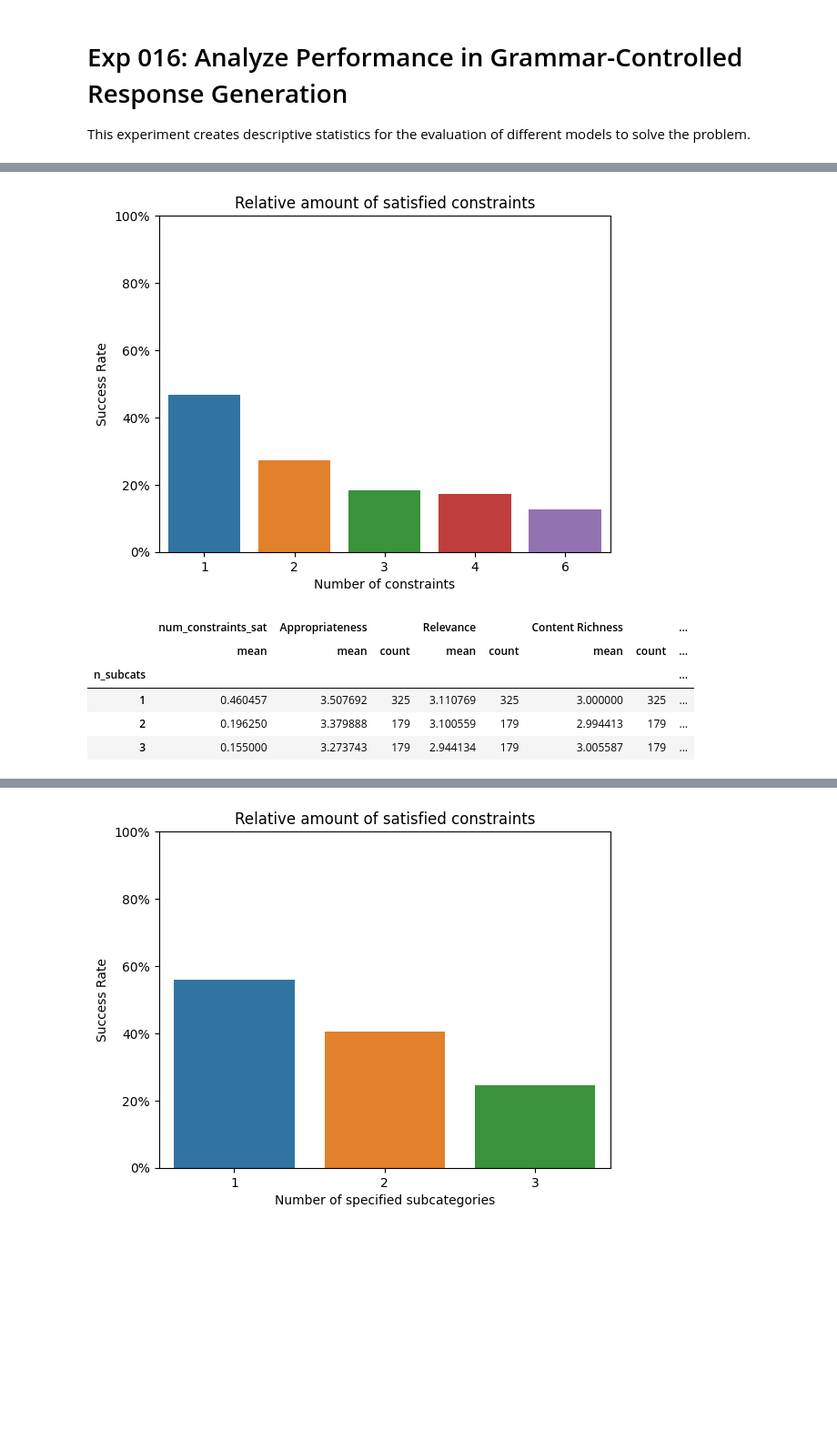
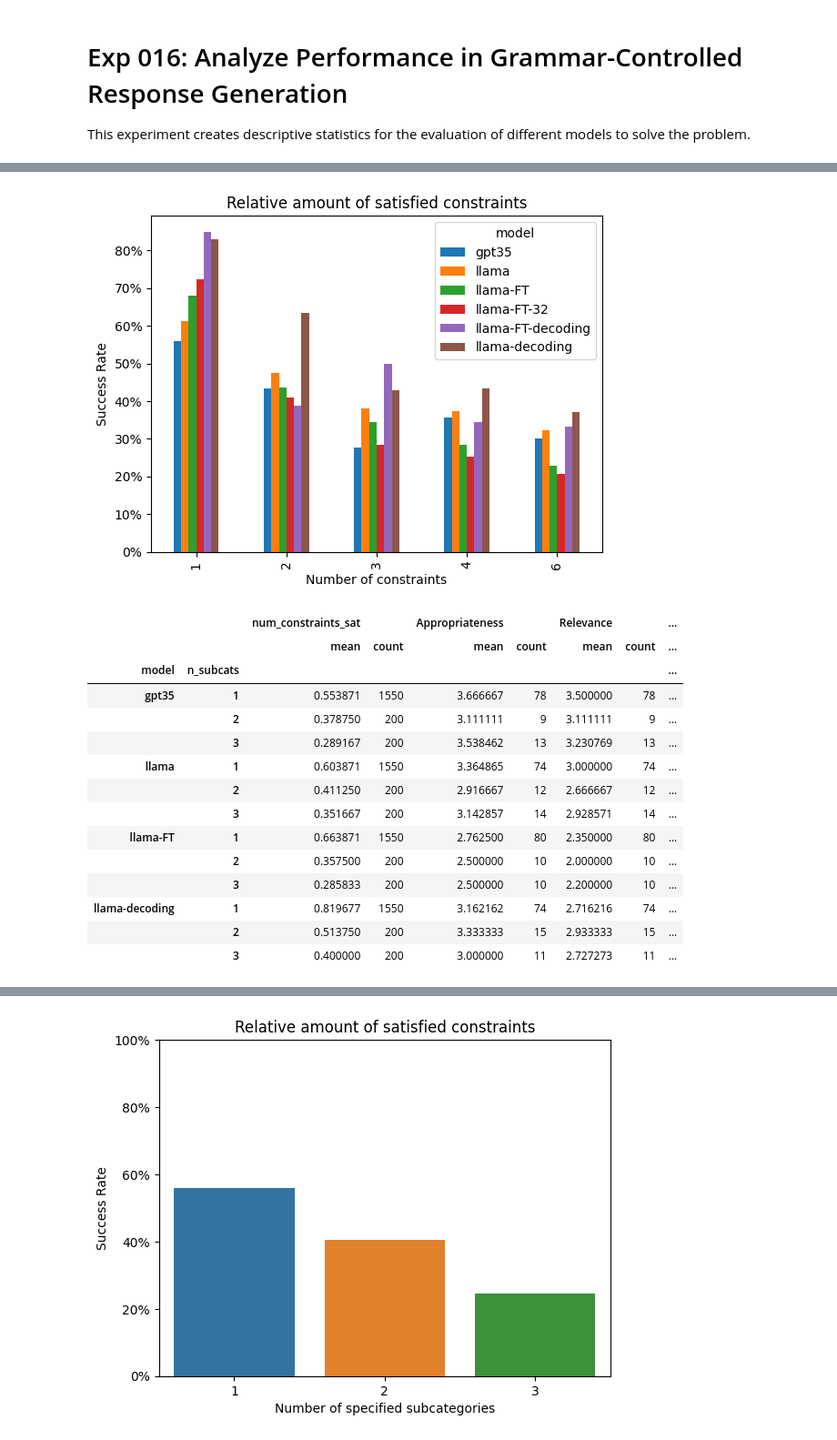
Before and after one commit to shivster2000/grammarctg, a Jupyter notebook: experiments/016_visualize_evaluation.ipynb, the cells around one changed output, grey strips where cells are left out. Shown at 91% size. Saved outputs shown, nothing was run; the diff lists cells and outputs as text; code cells hidden in the pictures; blank space fills up the shorter version.

```diff
--- a/experiments/016_visualize_evaluation.ipynb
+++ b/experiments/016_visualize_evaluation.ipynb
@@ -74,20 +105,28 @@ per_num_constraints
-# %%
-sns.barplot(per_num_constraints, x=per_num_constraints.index, y=per_num_constraints['num_constraints_sat']['mean'])
-plt.ylim(0.0,1.0)
-plt.gca().set_yticklabels([f'{x:.0%}' for x in plt.gca().get_yticks()])
-plt.ylabel("Success Rate")
-plt.xlabel("Number of constraints")
-plt.title("Relative amount of satisfied constraints")
-plt.show()
-# %% [output]
-[figure, removed]
-# %%
-get_aggs(results, ["n_subcats"])
-# %% [output]
-|  | num_constraints_sat | Appropriateness |  | Relevance |  | Content Richness |  | ... |
-|  | mean | mean | count | mean | count | mean | count | ... |
-| n_subcats |  |  |  |  |  |  |  | ... |
-| 1 | 0.460457 | 3.507692 | 325 | 3.110769 | 325 | 3.000000 | 325 | ... |
-| 2 | 0.196250 | 3.379888 | 179 | 3.100559 | 179 | 2.994413 | 179 | ... |
-| 3 | 0.155000 | 3.273743 | 179 | 2.944134 | 179 | 3.005587 | 179 | ... |
+# %%
+get_aggs(res).unstack(level=0)['num_constraints_sat']['mean'].plot(kind='bar')
+plt.gca().yaxis.set_major_formatter(PercentFormatter(1))
+plt.ylabel("Success Rate")
+plt.xlabel("Number of constraints")
+plt.title("Relative amount of satisfied constraints")
+plt.show()
+# %% [output]
+[figure, added]
+# %%
+get_aggs(res, ["model", "n_subcats"])
+# %% [output]
+|  |  | num_constraints_sat |  | Appropriateness |  | Relevance |  | ... |
+|  |  | mean | count | mean | count | mean | count | ... |
+| model | n_subcats |  |  |  |  |  |  | ... |
+| gpt35 | 1 | 0.553871 | 1550 | 3.666667 | 78 | 3.500000 | 78 | ... |
+|  | 2 | 0.378750 | 200 | 3.111111 | 9 | 3.111111 | 9 | ... |
+|  | 3 | 0.289167 | 200 | 3.538462 | 13 | 3.230769 | 13 | ... |
+| llama | 1 | 0.603871 | 1550 | 3.364865 | 74 | 3.000000 | 74 | ... |
+|  | 2 | 0.411250 | 200 | 2.916667 | 12 | 2.666667 | 12 | ... |
+|  | 3 | 0.351667 | 200 | 3.142857 | 14 | 2.928571 | 14 | ... |
+| llama-FT | 1 | 0.663871 | 1550 | 2.762500 | 80 | 2.350000 | 80 | ... |
+|  | 2 | 0.357500 | 200 | 2.500000 | 10 | 2.000000 | 10 | ... |
+|  | 3 | 0.285833 | 200 | 2.500000 | 10 | 2.200000 | 10 | ... |
+| llama-decoding | 1 | 0.819677 | 1550 | 3.162162 | 74 | 2.716216 | 74 | ... |
+|  | 2 | 0.513750 | 200 | 3.333333 | 15 | 2.933333 | 15 | ... |
+|  | 3 | 0.400000 | 200 | 3.000000 | 11 | 2.727273 | 11 | ... |
 # %%
```
Also changed, not shown: parts of 12 cells of this notebook, 36 other files.
